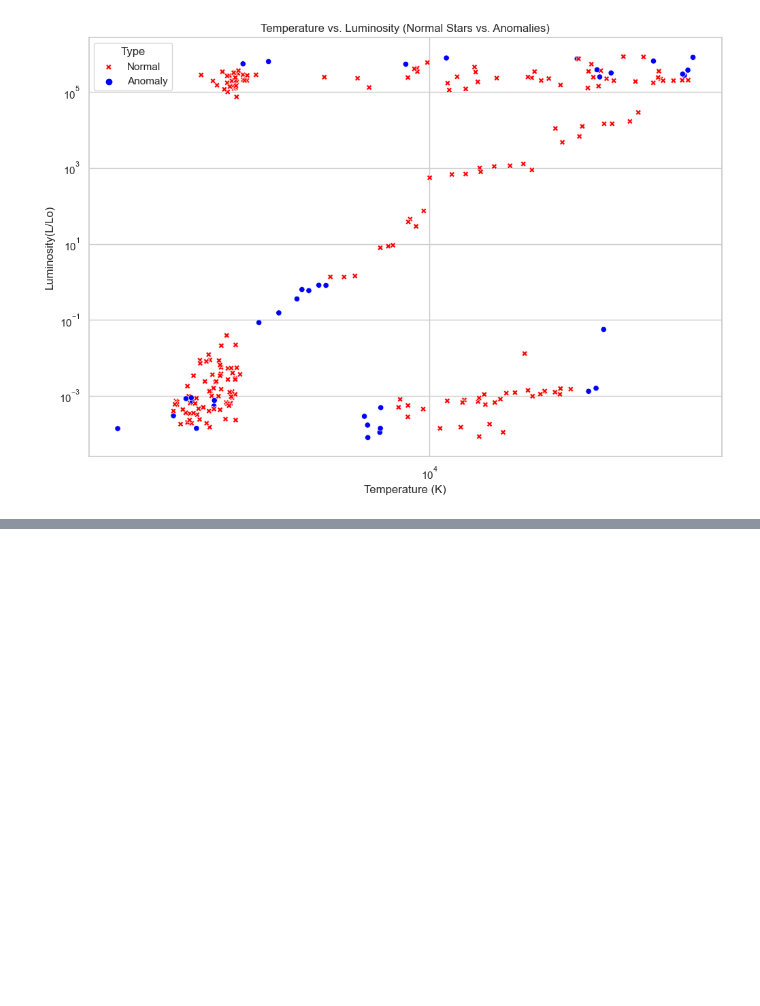
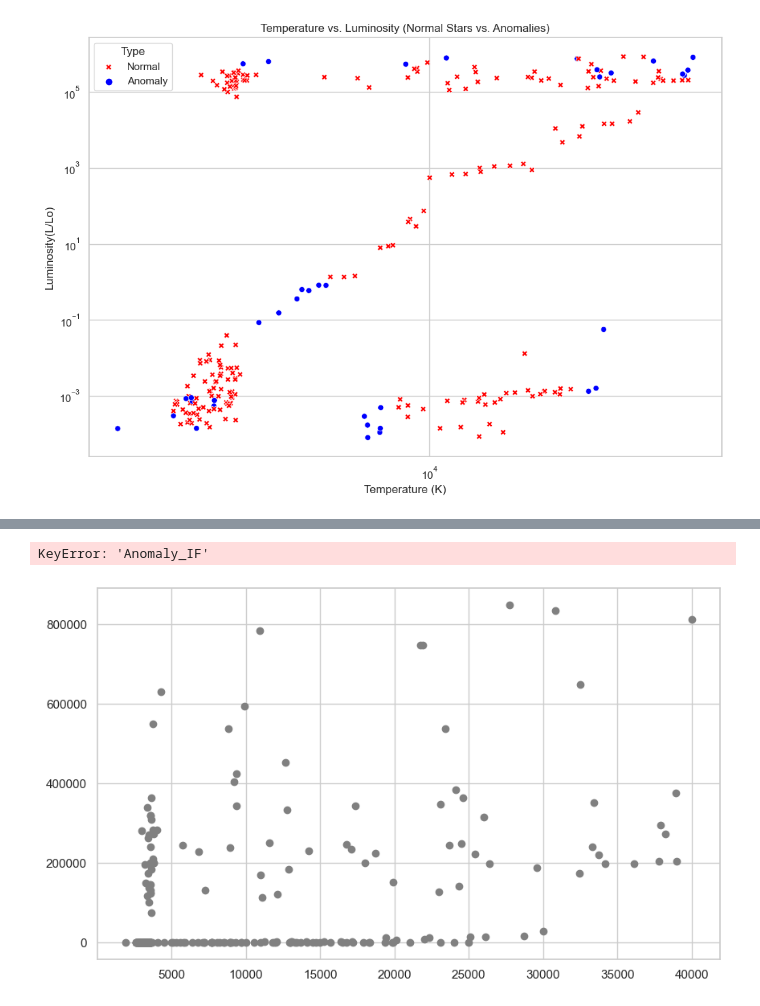
Before and after one commit to JTK112/Springboard--Joshua-D., a Jupyter notebook: Space Model.ipynb, the cells around one changed output, grey strips where cells are left out. Cells and saved outputs as stored; diff of their text form; code cells hidden in the pictures; blank space fills up the shorter version.

```diff
--- a/Space Model.ipynb
+++ b/Space Model.ipynb
@@ -265,0 +286,23 @@ plt.show()
+# %%
+import matplotlib.pyplot as plt
+
+# Plot original data
+plt.figure(figsize=(10, 6))
+plt.scatter(data['Temperature (K)'], data['Luminosity(L/Lo)'], c='grey', label='Normal Stars')
+
+# Highlight anomalies detected by Isolation Forest
+plt.scatter(data.loc[data['Anomaly_IF'] == -1, 'Temperature (K)'], data.loc[data['Anomaly_IF'] == -1, 'Luminosity(L/Lo)'], c='red', label='Isolation Forest Anomalies')
+
+# Highlight anomalies detected by LOF
+plt.scatter(data.loc[data['Anomaly_LOF'] == -1, 'Temperature (K)'], data.loc[data['Anomaly_LOF'] == -1, 'Luminosity(L/Lo)'], c='blue', label='LOF Anomalies')
+
+plt.xscale('log')
+plt.yscale('log')
+plt.xlabel('Temperature (K)')
+plt.ylabel('Luminosity(L/Lo)')
+plt.title('Anomaly Detection: Isolation Forest vs. LOF')
+plt.legend()
+plt.show()
+# %% [output]
+KeyError: 'Anomaly_IF'
+[figure, added]
```
Also changed, not shown: parts of 2 cells of this notebook.
